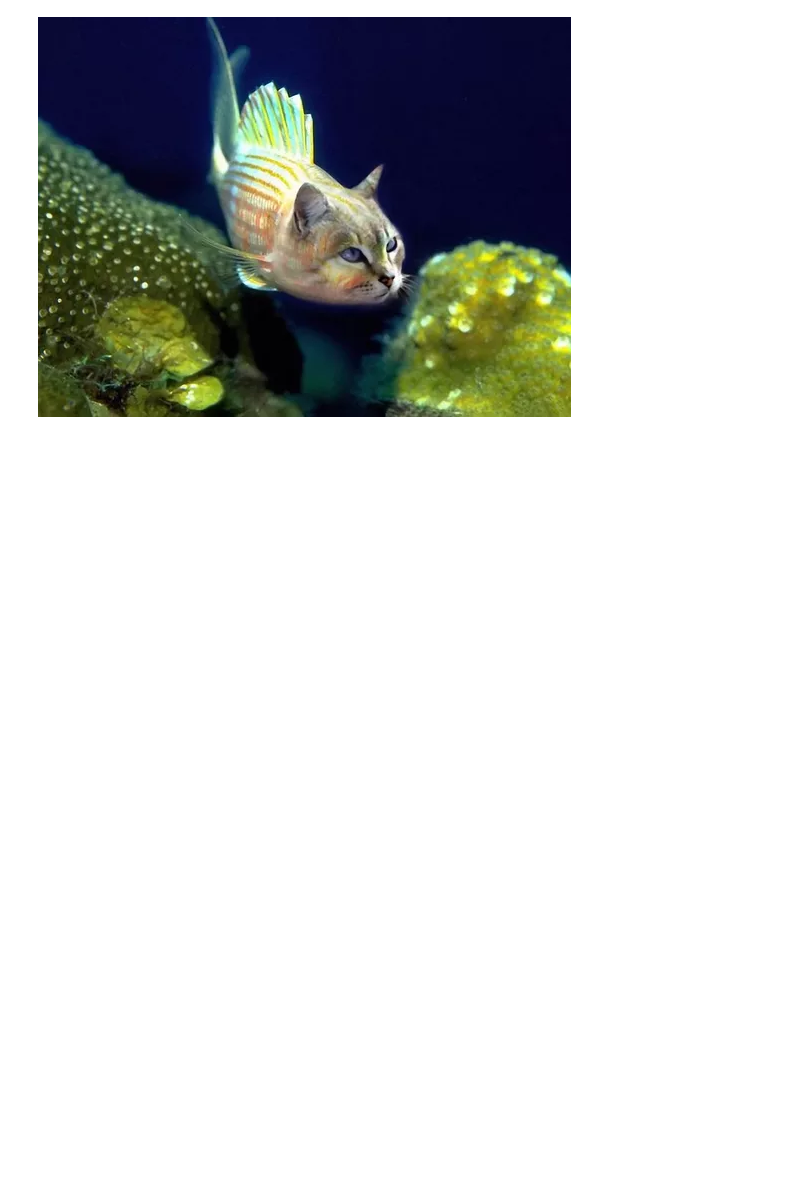
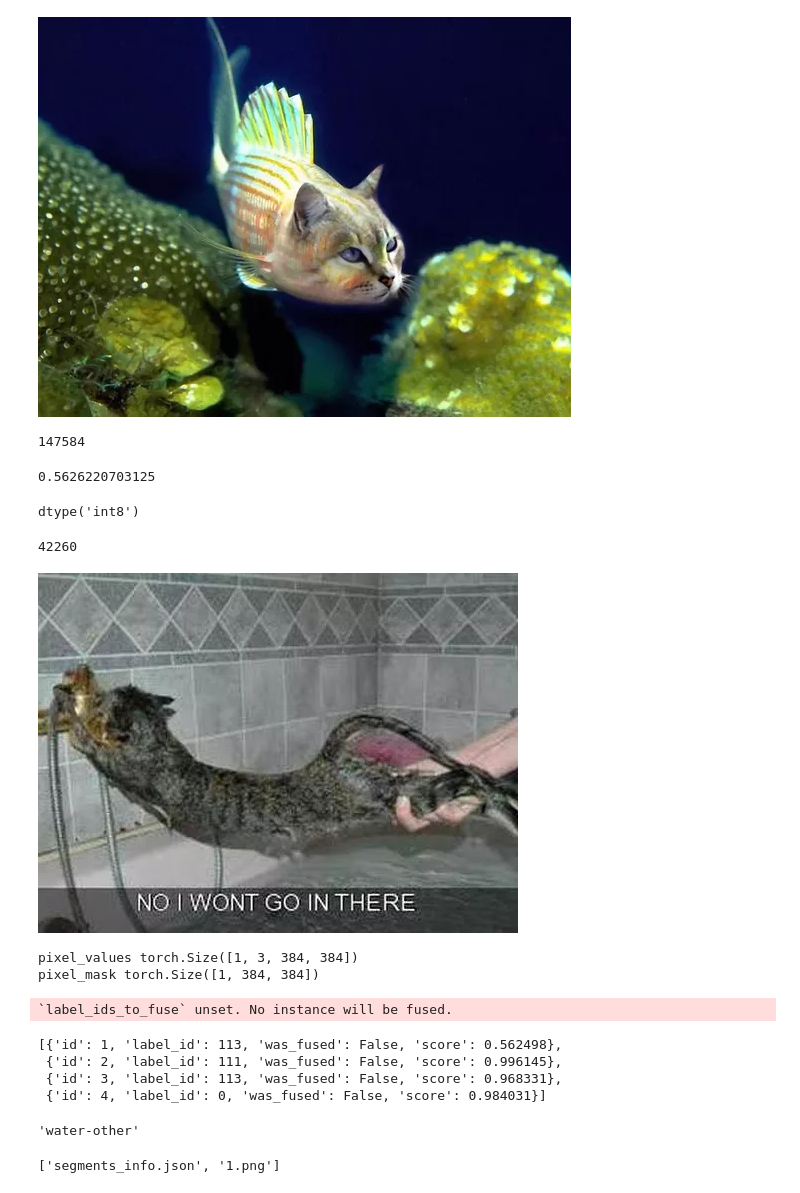
Before and after one commit to chenxlong3/data_lsun_cat, a Jupyter notebook: torch_data.ipynb, the cells around one changed output. Saved outputs shown, nothing was run; the diff lists cells and outputs as text; code cells hidden in the pictures; blank space fills up the shorter version.

```diff
--- a/torch_data.ipynb
+++ b/torch_data.ipynb
@@ -292,0 +267,57 @@ img_list[17].show()
+# %%
+np_file_path = f"./data/masks/{dir_list[]}/segments.npy"
+os.path.getsize(np_file_path)
+# %% [output]
+147584
+# %%
+589952 / (1024*1024)
+# %% [output]
+0.5626220703125
+# %%
+np_file = "./data/masks/2ed8f8ce8c9a7a851ddb45125d3b983da070ca17/segments.npy"
+test = np.load(np_file).astype(np.int8)
+test.dtype
+# %% [output]
+dtype('int8')
+# %%
+with open("./data/hard_list.json", 'r') as f:
+    emptylist = json.load(f)
+# %%
+len(emptylist)
+# %% [output]
+42260
+# %%
+f_path = f"./data/images/{emptylist[9]}.png"
+im = Image.open(f_path)
+im.show()
+# %% [output]
+[figure, added]
+# %%
+# Test input
+inputs = processor(images=im, return_tensors="pt")
+for k,v in inputs.items():
+    print(k,v.shape)
+with torch.no_grad():
+    outputs = model(**inputs)
+results = processor.post_process_panoptic_segmentation(outputs, target_sizes=[(384, 384)])[0]
+# %% [output]
+pixel_values torch.Size([1, 3, 384, 384])
+pixel_mask torch.Size([1, 384, 384])
+`label_ids_to_fuse` unset. No instance will be fused.
+# %%
+results["segments_info"]
+# %% [output]
+[{'id': 1, 'label_id': 113, 'was_fused': False, 'score': 0.562498},
+ {'id': 2, 'label_id': 111, 'was_fused': False, 'score': 0.996145},
+ {'id': 3, 'label_id': 113, 'was_fused': False, 'score': 0.968331},
+ {'id': 4, 'label_id': 0, 'was_fused': False, 'score': 0.984031}]
+# %%
+model.config.id2label[113]
+# %% [output]
+'water-other'
+# %%
+test = os.listdir(f"./data/masks/{dir_list[0]}")
+len(test)
+test
+# %% [output]
+['segments_info.json', '1.png']
```
Also changed, not shown: parts of 13 cells of this notebook, 8 other files.
